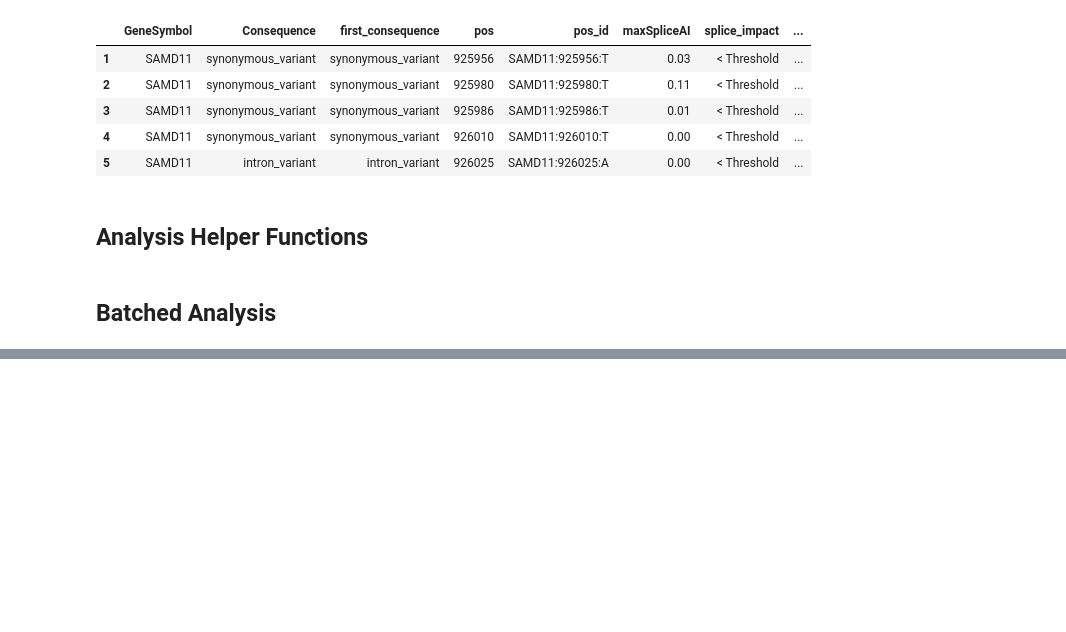
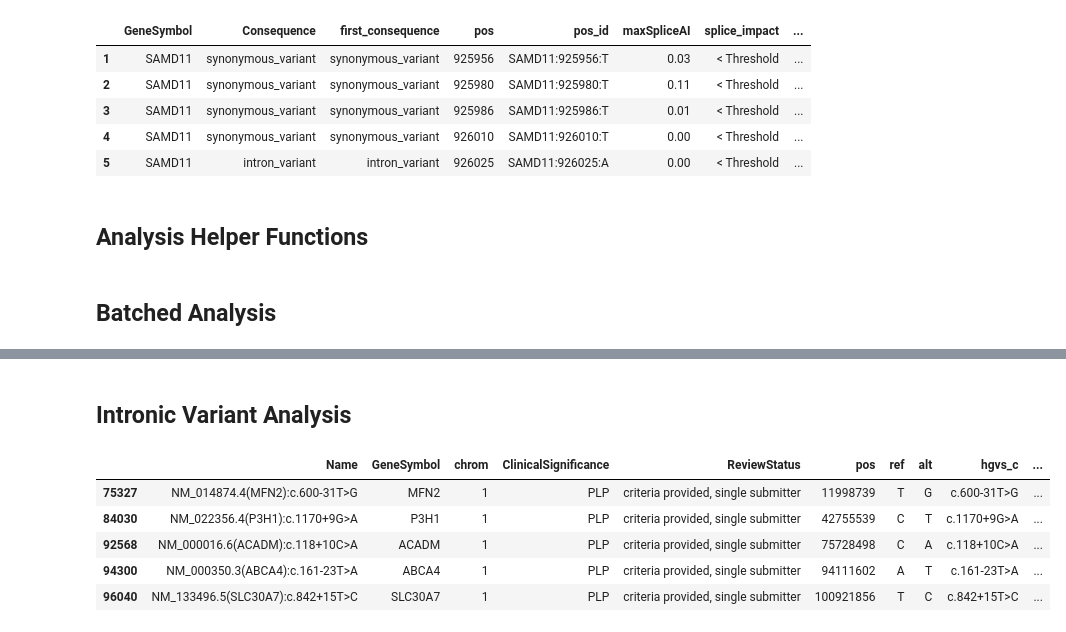
Before and after one commit to ivanw314/PillarProject_CAVA_Analysis, a Jupyter notebook: Notebooks/PP_SpliceAI_ClinVar_benchmark.ipynb, the cells around one changed output, grey strips where cells are left out. Drawn from its saved outputs; the diff is of its cells as text; code cells hidden in the pictures; blank space fills up the shorter version.

Commit message:
Starting intronic variant base change analysis

```diff
--- a/Notebooks/PP_SpliceAI_ClinVar_benchmark.ipynb
+++ b/Notebooks/PP_SpliceAI_ClinVar_benchmark.ipynb
@@ -41,8 +47,8 @@ filtered_full_clinvar_df['broad_consequence'] = filtered_full_clinvar_df['aa_cha
 ) #broadly classsifies molecular consequence
 
 filtered_full_clinvar_df['intronic_dist'] = filtered_full_clinvar_df['hgvs_c'].str.extract(r'\d[+-](\d+)') #Extracts distance from coding sequence
-#filtered_full_clinvar_df['intronic_dist']=filtered_full_clinvar_df['intronic_dist'].fillna(0)
-#filtered_full_clinvar_df['intronic_dist']=filtered_full_clinvar_df['intronic_dist'].astype(int)
+filtered_full_clinvar_df['intronic_dist']=filtered_full_clinvar_df['intronic_dist'].fillna(0)
+filtered_full_clinvar_df['intronic_dist']=filtered_full_clinvar_df['intronic_dist'].astype(int)
 filtered_full_clinvar_df.head()
 # %% [output]
 |  | Type | Name | GeneSymbol | Assembly | Chromosome | Start | Stop | ClinicalSignificance | ... |
@@ -297,29 +301,44 @@ def heatmap(df):
     return proportion_map
 # %% [markdown]
 ## Batched Analysis
+# %%
+final_df = pd.merge(for_vcf, vep_df, on=['pos_id', 'pos', 'GeneSymbol'], how='inner')[['Name', 'GeneSymbol', 'chrom', 'ClinicalSignificance', 'ReviewStatus', 'pos', 'ref', 'alt', 'hgvs_c', 'aa_change', 'pos_id', 'Consequence','first_consequence','intronic_dist', 'maxSpliceAI', 'splice_impact', 'simple_splice_impact', 'YearLastEvaluated']]
+
+to_filter = {'all_excl_splite_site': ['synonymous_variant', 'intron_variant', 'splice_polypyrimidine_tract_variant', 'splice_region_variant', 'splice_donor_region_variant', 'splice_donor_5th_base_variant'],
+             'splice_region_only': ['splice_polypyrimidine_tract_variant', 'splice_region_variant', 'splice_donor_region_variant', 'splice_donor_5th_base_variant'],
+             'intron_synonymous_only': ['synonymous_variant', 'intron_variant']
+            }
 # %%
-for key in dfs_for_analysis.keys():
-    df_for_analysis = dfs_for_analysis[key]
-    final_df = pd.merge(for_vcf, df_for_analysis, on=['pos_id', 'pos', 'GeneSymbol'], how='inner')[['Name', 'GeneSymbol', 'chrom', 'ClinicalSignificance', 'ReviewStatus', 'pos', 'ref', 'alt', 'hgvs_c', 'aa_change', 'pos_id', 'Consequence','first_consequence','intronic_dist', 'maxSpliceAI', 'splice_impact', 'simple_splice_impact', 'YearLastEvaluated']]
+for key in to_filter.keys():
 
-    final_df = final_df[~((final_df['intronic_dist'].isin(['1', '2'])))] #Removes canonical splice variants that may have been misannotated by filtering on distance to coding sequence
+    filtered_df = final_df[final_df['first_consequence'].isin(to_filter[key])]
+
+    #df_for_analysis = dfs_for_analysis[key]
+    #final_df = pd.merge(for_vcf, df_for_analysis, on=['pos_id', 'pos', 'GeneSymbol'], how='inner')[['Name', 'GeneSymbol', 'chrom', 'ClinicalSignificance', 'ReviewStatus', 'pos', 'ref', 'alt', 'hgvs_c', 'aa_change', 'pos_id', 'Consequence','first_consequence','intronic_dist', 'maxSpliceAI', 'splice_impact', 'simple_splice_impact', 'YearLastEvaluated']]
+
+    filtered_df = filtered_df[~((filtered_df['intronic_dist'].isin(['1', '2'])))] #Removes canonical splice variants that may have been misannotated by filtering on distance to coding sequence
+
+
+    if intron_subset:
+        filtered_df.loc[(filtered_df['first_consequence'] == 'intron_variant') & (filtered_df['intronic_dist'] >=  50), 'first_consequence'] = 'deep_intron'
+        filtered_df.loc[(filtered_df['first_consequence'] == 'intron_variant') & (filtered_df['intronic_dist'] < 50), 'first_consequence'] = 'near_intron'
+
 
     print(f'-----{key}-----')
     #print(final_df[(final_df['intronic_dist'].isin(['0', '1', '2', '3', '4', '5', '6', '7', '8', '9', '10']))].value_counts(subset=['first_consequence', 'intronic_dist']).reset_index().sort_values('intronic_dist'))
 
-    bar_plot, proportion_df = consequence_bars(final_df, key)
-    #pr_curve = make_pr_curve(final_df)
+    bar_plot, proportion_df = consequence_bars(filtered_df, key)
+    pr_curve = make_pr_curve(filtered_df)
     proportion_map = heatmap(proportion_df)
 
-    save=False
-    if save:
+    if save_plots:
         to_save={'ProportionBars': bar_plot,
                  'PrecisionRecall': pr_curve,
                  'Heatmap': proportion_map
                 }
 
         for item in to_save.keys():
-            save_string=f'/net/bbi/vol1/home/ivanw314/work/20260428_SpliceAI_ClinVar_benchmark_supporting_files/figs/{key}_{item}.png'
+            save_string=f'/net/bbi/vol1/home/ivanw314/work/20260428_SpliceAI_ClinVar_benchmark_supporting_files/figs/{key}_{item}_2018ClinVar_IntronsSubsetted.png'
 
             to_save[item].save(save_string)
 # %% [output]
@@ -381,0 +392,15 @@ for key in dfs_for_analysis.keys():
+# %% [markdown]
+## Intronic Variant Analysis
+# %%
+intron_df = final_df[(final_df['first_consequence']=='intron_variant') & (~final_df['intronic_dist'].isin(['1','2']))].copy()
+intron_df = intron_df[(intron_df['intronic_dist'] < 50) & (intron_df['intronic_dist'] >= 9)].copy()
+plp_intron_df = intron_df[intron_df['ClinicalSignificance'] == 'PLP'].copy()
+
+plp_intron_df.head()
+# %% [output]
+|  | Name | GeneSymbol | chrom | ClinicalSignificance | ReviewStatus | pos | ref | alt | hgvs_c | ... |
+| 75327 | NM_014874.4(MFN2):c.600-31T>G | MFN2 | 1 | PLP | criteria provided, single submitter | 11998739 | T | G | c.600-31T>G | ... |
+| 84030 | NM_022356.4(P3H1):c.1170+9G>A | P3H1 | 1 | PLP | criteria provided, single submitter | 42755539 | C | T | c.1170+9G>A | ... |
+| 92568 | NM_000016.6(ACADM):c.118+10C>A | ACADM | 1 | PLP | criteria provided, single submitter | 75728498 | C | A | c.118+10C>A | ... |
+| 94300 | NM_000350.3(ABCA4):c.161-23T>A | ABCA4 | 1 | PLP | criteria provided, single submitter | 94111602 | A | T | c.161-23T>A | ... |
+| 96040 | NM_133496.5(SLC30A7):c.842+15T>C | SLC30A7 | 1 | PLP | criteria provided, single submitter | 100921856 | T | C | c.842+15T>C | ... |
```
Also changed, not shown: parts of 5 cells of this notebook.
